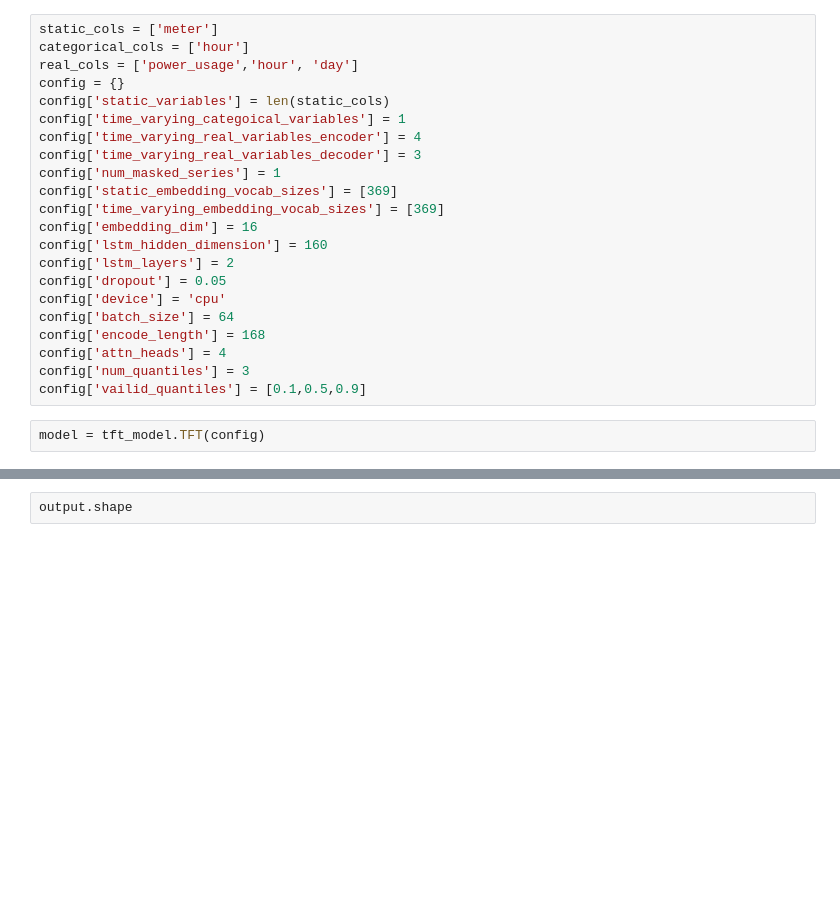
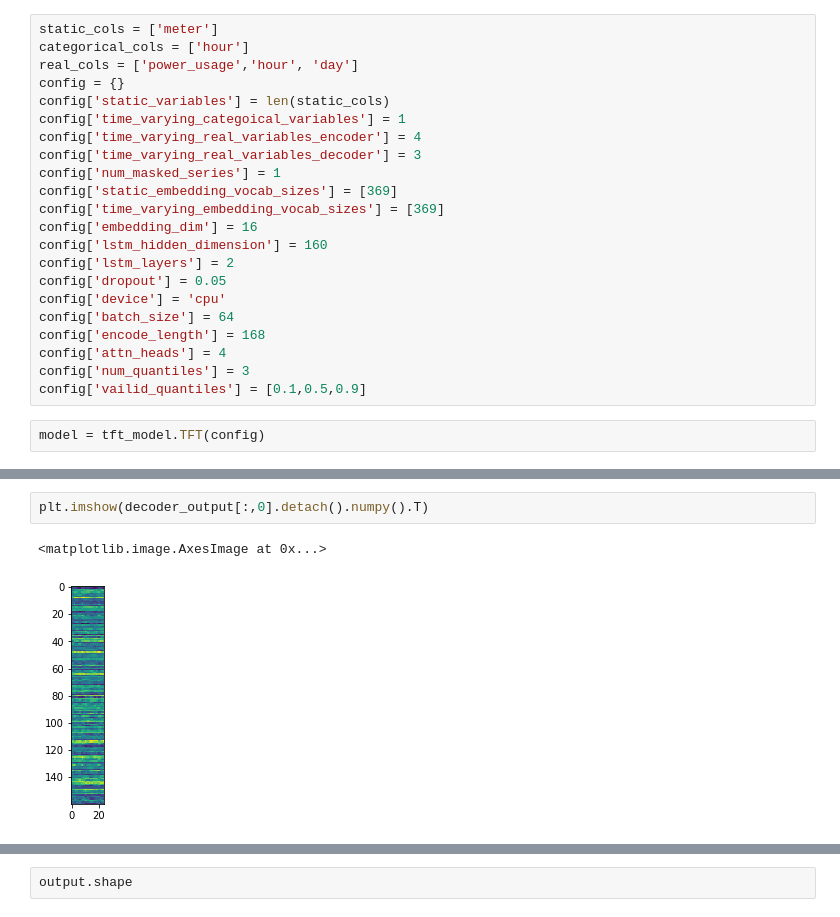
Before and after one commit to mattsherar/Temporal_Fusion_Transform, a Jupyter notebook: trainer.ipynb, the cells around one changed output, grey strips where cells are left out. Cells and saved outputs as stored; diff of their text form; blank space fills up the shorter version.

```diff
--- a/trainer.ipynb
+++ b/trainer.ipynb
@@ -99,0 +119,5 @@ output,encoder_output, decoder_output, attn, attn_output_weights = model.forward
+# %%
+plt.imshow(decoder_output[:,0].detach().numpy().T)
+# %% [output]
+<matplotlib.image.AxesImage at 0x...>
+[figure, added]
```
Also changed, not shown: parts of 13 cells of this notebook, 1 other file.
